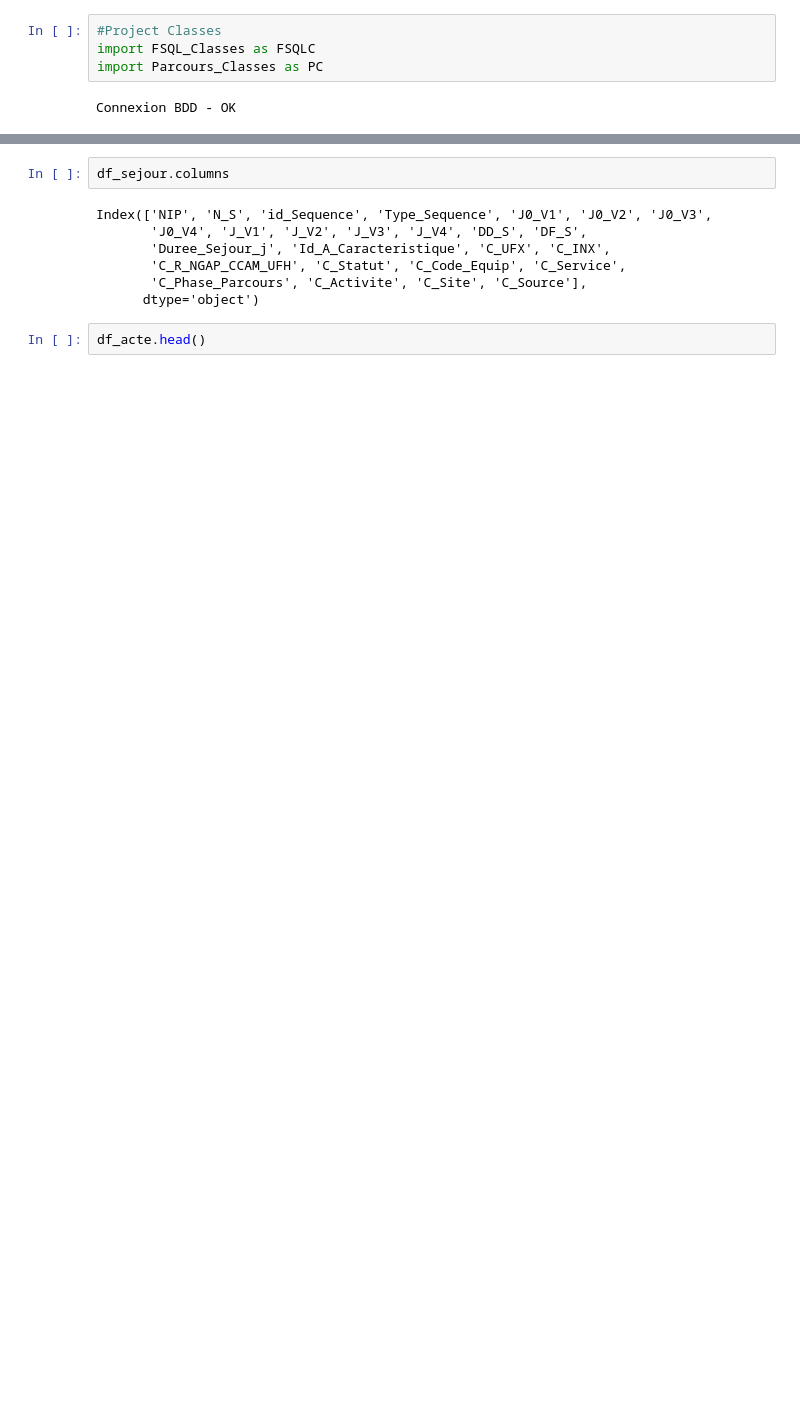
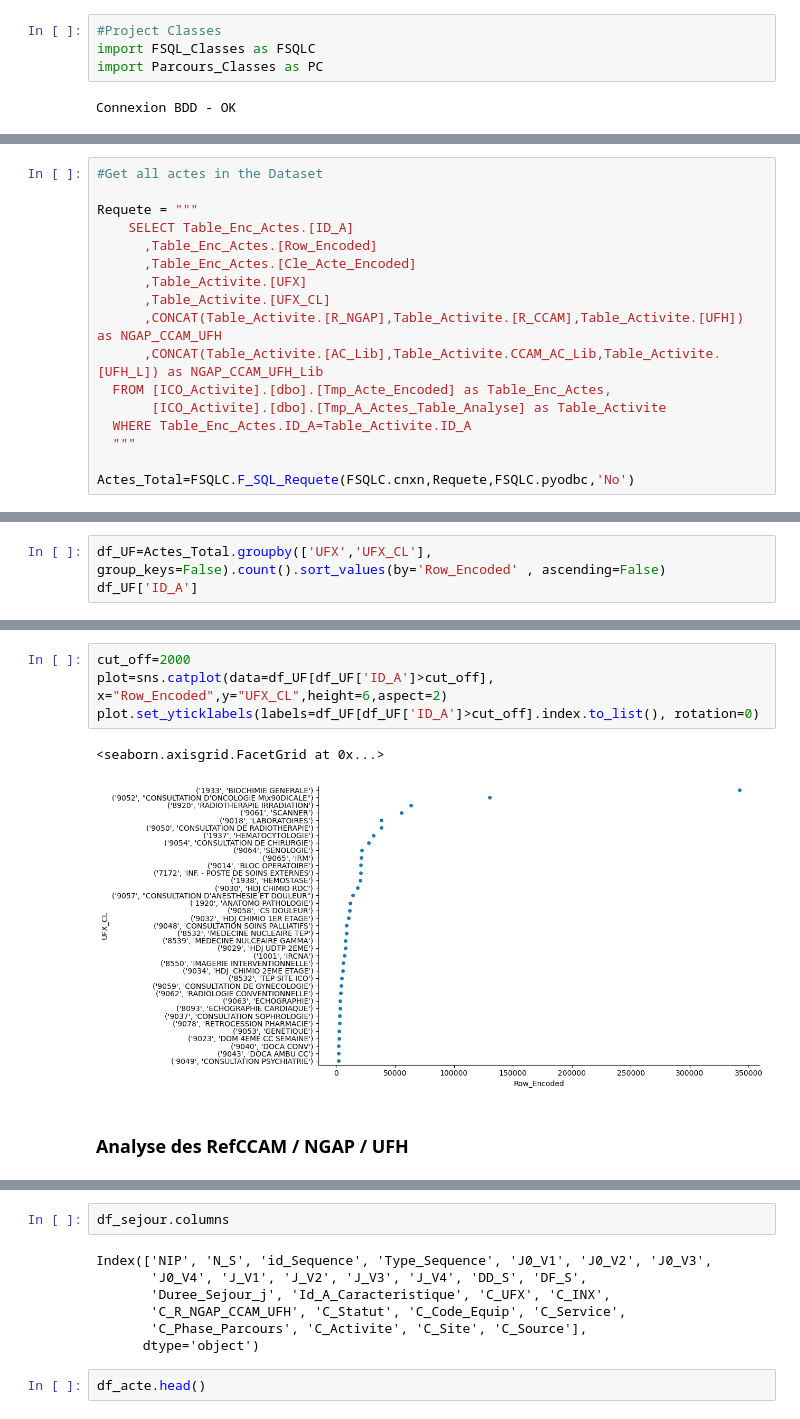
Before and after one commit to VinceWeber/ML-ICO-Activity, a Jupyter notebook: 02 - Preprocessing Data/Parcours_NB.ipynb, the cells around one changed output, grey strips where cells are left out. Saved outputs shown, nothing was run; the diff lists cells and outputs as text; blank space fills up the shorter version.

Commit message:
Validation Queries to cluster parcours, using Pyodbc

```diff
--- a/02 - Preprocessing Data/Parcours_NB.ipynb
+++ b/02 - Preprocessing Data/Parcours_NB.ipynb
@@ -191,0 +144,17 @@ plt.show()
+# %%
+#Get all actes in the Dataset
+
+Requete = """
+    SELECT Table_Enc_Actes.[ID_A]
+      ,Table_Enc_Actes.[Row_Encoded]
+      ,Table_Enc_Actes.[Cle_Acte_Encoded]
+	  ,Table_Activite.[UFX]
+	  ,Table_Activite.[UFX_CL]
+	  ,CONCAT(Table_Activite.[R_NGAP],Table_Activite.[R_CCAM],Table_Activite.[UFH]) as NGAP_CCAM_UFH
+	  ,CONCAT(Table_Activite.[AC_Lib],Table_Activite.CCAM_AC_Lib,Table_Activite.[UFH_L]) as NGAP_CCAM_UFH_Lib
+  FROM [ICO_Activite].[dbo].[Tmp_Acte_Encoded] as Table_Enc_Actes,
+	   [ICO_Activite].[dbo].[Tmp_A_Actes_Table_Analyse] as Table_Activite
+  WHERE Table_Enc_Actes.ID_A=Table_Activite.ID_A
+  """
+
+Actes_Total=FSQLC.F_SQL_Requete(FSQLC.cnxn,Requete,FSQLC.pyodbc,'No')
@@ -191,0 +181,3 @@ plt.show()
+# %%
+df_UF=Actes_Total.groupby(['UFX','UFX_CL'], group_keys=False).count().sort_values(by='Row_Encoded' , ascending=False)
+df_UF['ID_A']
@@ -191,0 +198,9 @@ plt.show()
+# %%
+cut_off=2000
+plot=sns.catplot(data=df_UF[df_UF['ID_A']>cut_off], x="Row_Encoded",y="UFX_CL",height=6,aspect=2)
+plot.set_yticklabels(labels=df_UF[df_UF['ID_A']>cut_off].index.to_list(), rotation=0)
+# %% [output]
+<seaborn.axisgrid.FacetGrid at 0x...>
+[figure, added]
+# %% [markdown]
+### Analyse des RefCCAM / NGAP / UFH
```
Also changed, not shown: parts of 88 cells of this notebook, 55 other files.
